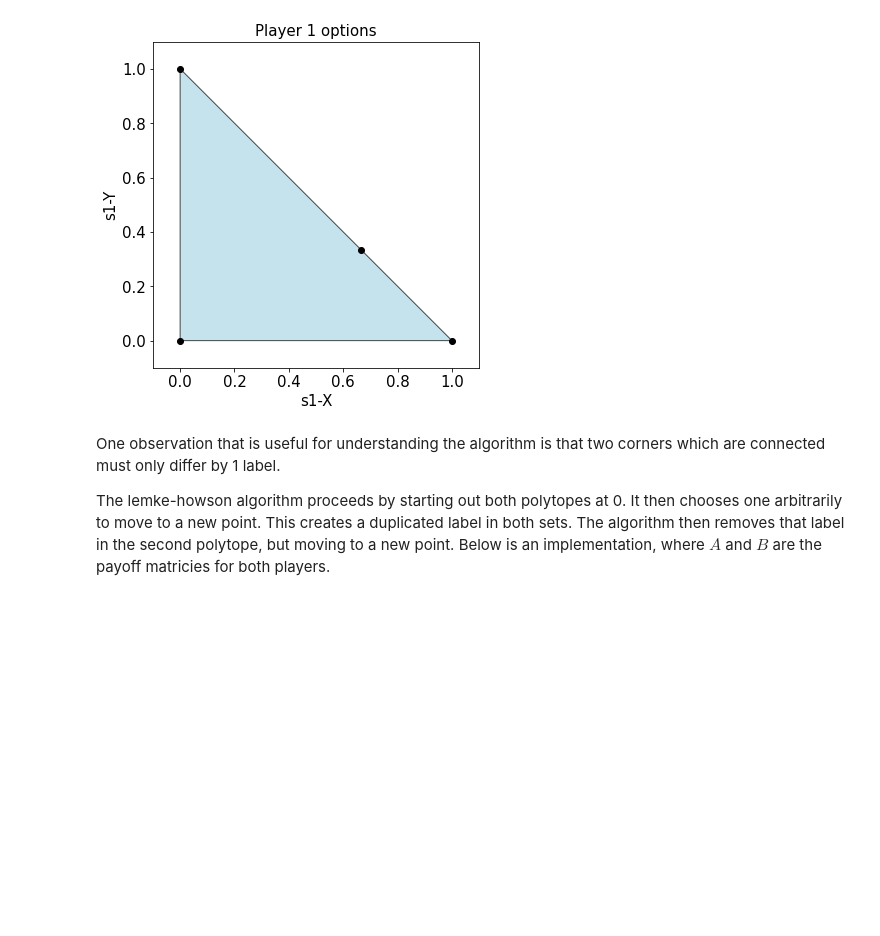
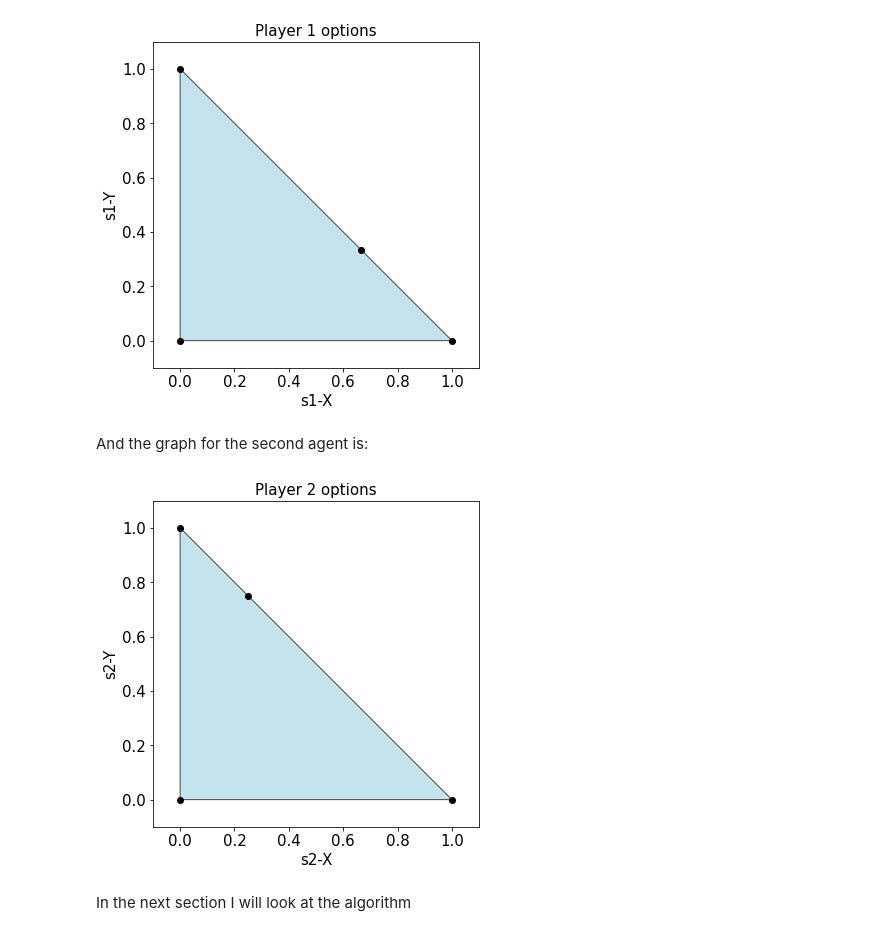
Before and after one commit to GiottoFrean/Multiagent_Systems, a Jupyter notebook: 4 Computing solution concepts for Normal-Form games/A - Computing Nash equilibria.ipynb, the cells around one changed output. Cells and saved outputs as stored; diff of their text form; code cells hidden in the pictures; blank space fills up the shorter version.

```diff
--- a/4 Computing solution concepts for Normal-Form games/A - Computing Nash equilibria.ipynb
+++ b/4 Computing solution concepts for Normal-Form games/A - Computing Nash equilibria.ipynb
@@ -461,22 +461,22 @@ def make_2d_polyhedron_plot(vertices):
     plt.ylim(min_axes-(max_axes-min_axes)*0.1,max_axes+(max_axes-min_axes)*0.1)
     plt.gca().set_aspect('equal')
 
-constraints = np.array([
+constraints1 = np.array([
     [1, 0, 1],
     [0, 2, 1],
     [-1, 0, 0],
     [0, -1, 0],
 ])
-A = constraints[:,:2]
-b = constraints[:,2:]
+A1 = constraints1[:,:2]
+b1 = constraints1[:,2:]
 
-hs = HalfspaceIntersection(np.hstack([A,-b]), np.array([0.1,0.1]))
-intersections = hs.intersections
-for i in range(intersections.shape[0]):
-    if np.sum(intersections[i]>0):
-        intersections[i] = intersections[i]/np.sum(intersections[i])
-make_2d_polyhedron_plot(hs.intersections)
-plt.scatter(intersections[:,0],intersections[:,1],color="black",zorder=10)
+hs1 = HalfspaceIntersection(np.hstack([A1,-b1]), np.array([0.1,0.1]))
+intersections1 = hs1.intersections
+for i in range(intersections1.shape[0]):
+    if np.sum(intersections1[i]>0):
+        intersections1[i] = intersections1[i]/np.sum(intersections1[i])
+make_2d_polyhedron_plot(intersections1)
+plt.scatter(intersections1[:,0],intersections1[:,1],color="black",zorder=10)
 plt.title("Player 1 options",fontsize=15)
 plt.xlabel('s1-X',fontsize=15)
 plt.ylabel('s1-Y',fontsize=15)
@@ -485,8 +485,30 @@ plt.show()
 # %% [output]
 [figure]
 # %% [markdown]
-One observation that is useful for understanding the algorithm is that two corners which are connected must only differ by 1 label.
-
-The lemke-howson algorithm proceeds by starting out both polytopes at 0. It then chooses one arbitrarily to move to a new point. This creates a duplicated label in both sets. The algorithm then removes that label in the second polytope, but moving to a new point. Below is an implementation, where $A$ and $B$ are the payoff matricies for both players.
+And the graph for the second agent is:
 # %%
-#def lemke_howson(A,B):
+constraints2 = np.array([
+    [3, 1, 1],
+    [0, 2, 1],
+    [-1, 0, 0],
+    [0, -1, 0],
+])
+A2 = constraints2[:,:2]
+b2 = constraints2[:,2:]
+
+hs2 = HalfspaceIntersection(np.hstack([A2,-b2]), np.array([0.1,0.1]))
+intersections2 = hs2.intersections
+for i in range(intersections2.shape[0]):
+    if np.sum(intersections2[i]>0):
+        intersections2[i] = intersections2[i]/np.sum(intersections2[i])
+make_2d_polyhedron_plot(intersections2)
+plt.scatter(intersections2[:,0],intersections2[:,1],color="black",zorder=10)
+plt.title("Player 2 options",fontsize=15)
+plt.xlabel('s2-X',fontsize=15)
+plt.ylabel('s2-Y',fontsize=15)
+plt.tick_params(labelsize=15)
+plt.show()
+# %% [output]
+[figure, added]
+# %% [markdown]
+In the next section I will look at the algorithm
```
Also changed, not shown: parts of 6 cells of this notebook, 1 other file.
